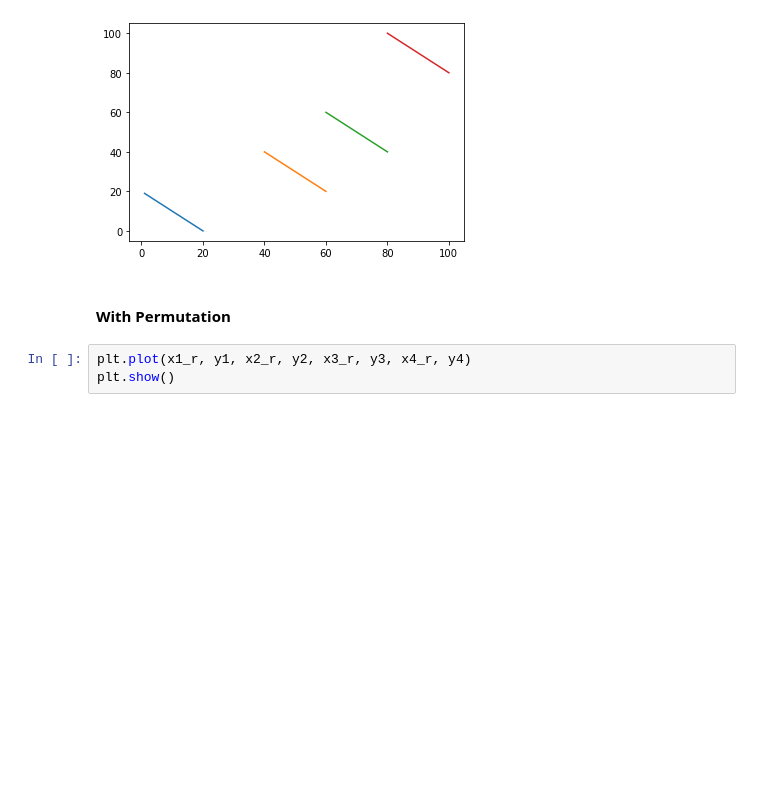
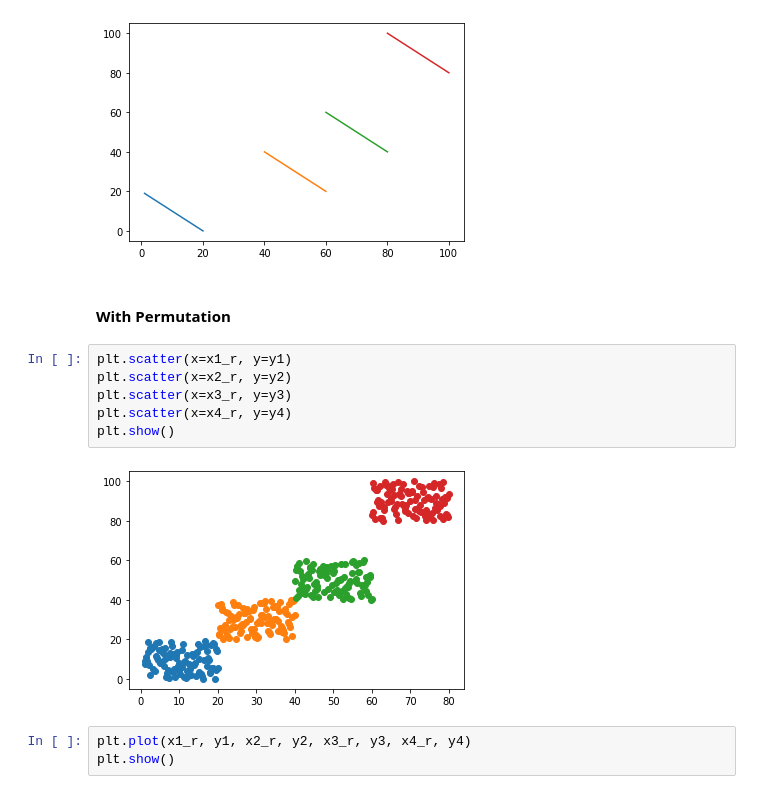
Before and after one commit to PJFinnerty/Tasks-2020---Fundamentals-of-DA, a Jupyter notebook: Task4.ipynb, the cells around one changed output. Cells and saved outputs as stored; diff of their text form; blank space fills up the shorter version.

```diff
--- a/Task4.ipynb
+++ b/Task4.ipynb
@@ -98,6 +98,14 @@ plt.show()
 [figure]
 # %% [markdown]
 #### With Permutation
+# %%
+plt.scatter(x=x1_r, y=y1)
+plt.scatter(x=x2_r, y=y2)
+plt.scatter(x=x3_r, y=y3)
+plt.scatter(x=x4_r, y=y4)
+plt.show()
+# %% [output]
+[figure, added]
 # %%
 plt.plot(x1_r, y1, x2_r, y2, x3_r, y3, x4_r, y4)
 plt.show()
```
Also changed, not shown: parts of 3 cells of this notebook, 2 other files.
